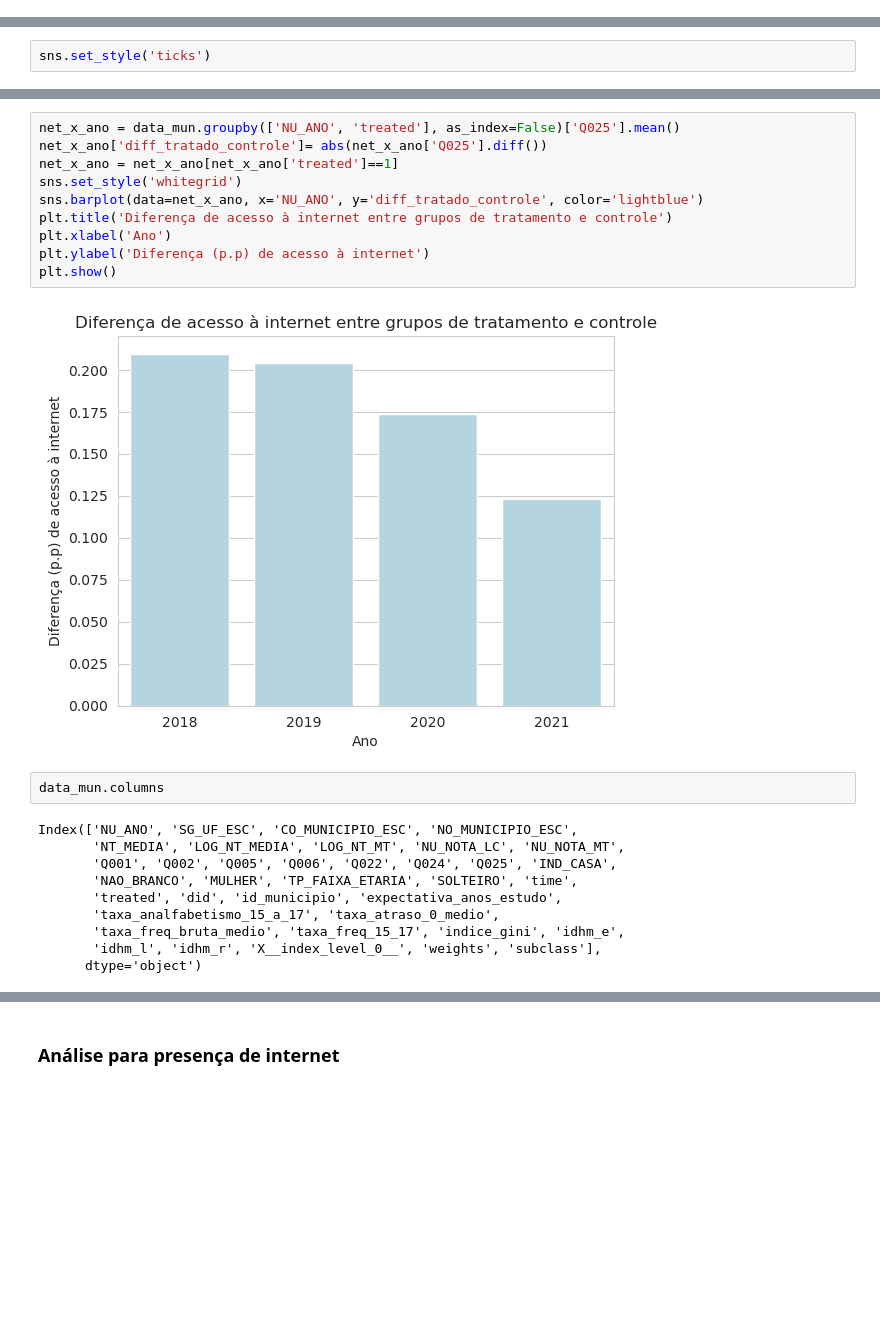
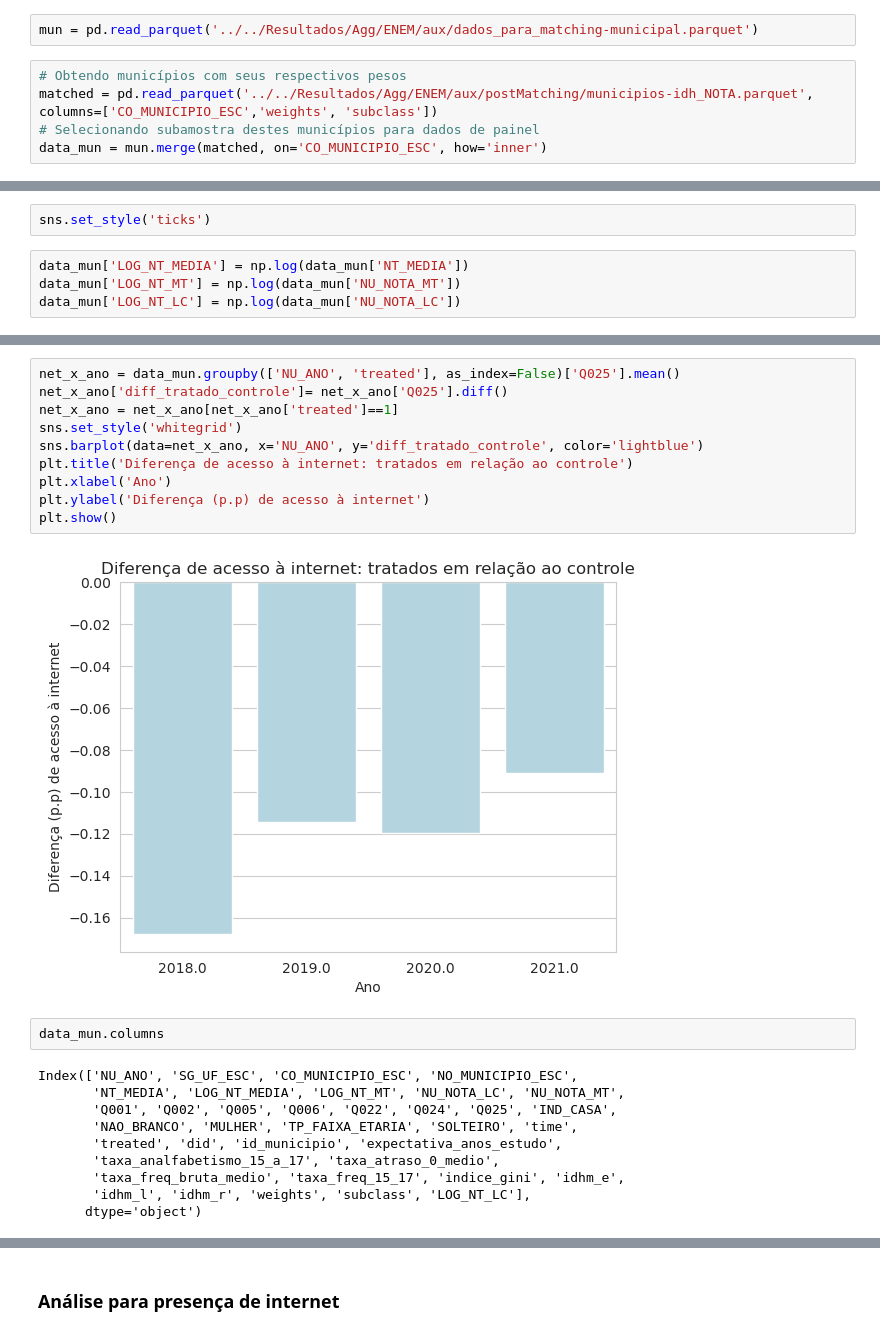
Before and after one commit to JV-Nunes/Relatorio-Conectividade, a Jupyter notebook: Analise/Models/Diffs_in_Diffs.ipynb, the cells around one changed output, grey strips where cells are left out. Cells and saved outputs as stored; diff of their text form; blank space fills up the shorter version.

```diff
--- a/Analise/Models/Diffs_in_Diffs.ipynb
+++ b/Analise/Models/Diffs_in_Diffs.ipynb
@@ -416,0 +412,7 @@ data_mun = pd.concat([pd.read_parquet(f) for f in glob(f)]).reset_index(drop=Tru
+# %%
+mun = pd.read_parquet('../../Resultados/Agg/ENEM/aux/dados_para_matching-municipal.parquet')
+# %%
+# Obtendo municípios com seus respectivos pesos
+matched = pd.read_parquet('../../Resultados/Agg/ENEM/aux/postMatching/municipios-idh_NOTA.parquet', columns=['CO_MUNICIPIO_ESC','weights', 'subclass'])
+# Selecionando subamostra destes municípios para dados de painel
+data_mun = mun.merge(matched, on='CO_MUNICIPIO_ESC', how='inner')
@@ -417,5 +425,9 @@ data_mun = pd.concat([pd.read_parquet(f) for f in glob(f)]).reset_index(drop=Tru
 # %%
 sns.set_style('ticks')
+# %%
+data_mun['LOG_NT_MEDIA'] = np.log(data_mun['NT_MEDIA'])
+data_mun['LOG_NT_MT'] = np.log(data_mun['NU_NOTA_MT'])
+data_mun['LOG_NT_LC'] = np.log(data_mun['NU_NOTA_LC'])
 # %%
 fig, ax = plt.subplots(1,3,figsize=(17,5))
 ax = ax.flatten()
@@ -440,15 +469,15 @@ plt.show()
 # %%
 net_x_ano = data_mun.groupby(['NU_ANO', 'treated'], as_index=False)['Q025'].mean()
-net_x_ano['diff_tratado_controle']= abs(net_x_ano['Q025'].diff())
+net_x_ano['diff_tratado_controle']= net_x_ano['Q025'].diff()
 net_x_ano = net_x_ano[net_x_ano['treated']==1]
 sns.set_style('whitegrid')
 sns.barplot(data=net_x_ano, x='NU_ANO', y='diff_tratado_controle', color='lightblue')
-plt.title('Diferença de acesso à internet entre grupos de tratamento e controle')
+plt.title('Diferença de acesso à internet: tratados em relação ao controle')
 plt.xlabel('Ano')
 plt.ylabel('Diferença (p.p) de acesso à internet')
 plt.show()
 # %% [output]
-[figure, old version]
+[figure, new version]
 # %%
 data_mun.columns
 # %% [output]
@@ -459,5 +488,5 @@ Index(['NU_ANO', 'SG_UF_ESC', 'CO_MUNICIPIO_ESC', 'NO_MUNICIPIO_ESC',
        'treated', 'did', 'id_municipio', 'expectativa_anos_estudo',
        'taxa_analfabetismo_15_a_17', 'taxa_atraso_0_medio',
        'taxa_freq_bruta_medio', 'taxa_freq_15_17', 'indice_gini', 'idhm_e',
-       'idhm_l', 'idhm_r', 'X__index_level_0__', 'weights', 'subclass'],
+       'idhm_l', 'idhm_r', 'weights', 'subclass', 'LOG_NT_LC'],
       dtype='object')
```
Also changed, not shown: parts of 54 cells of this notebook, 14 other files.
